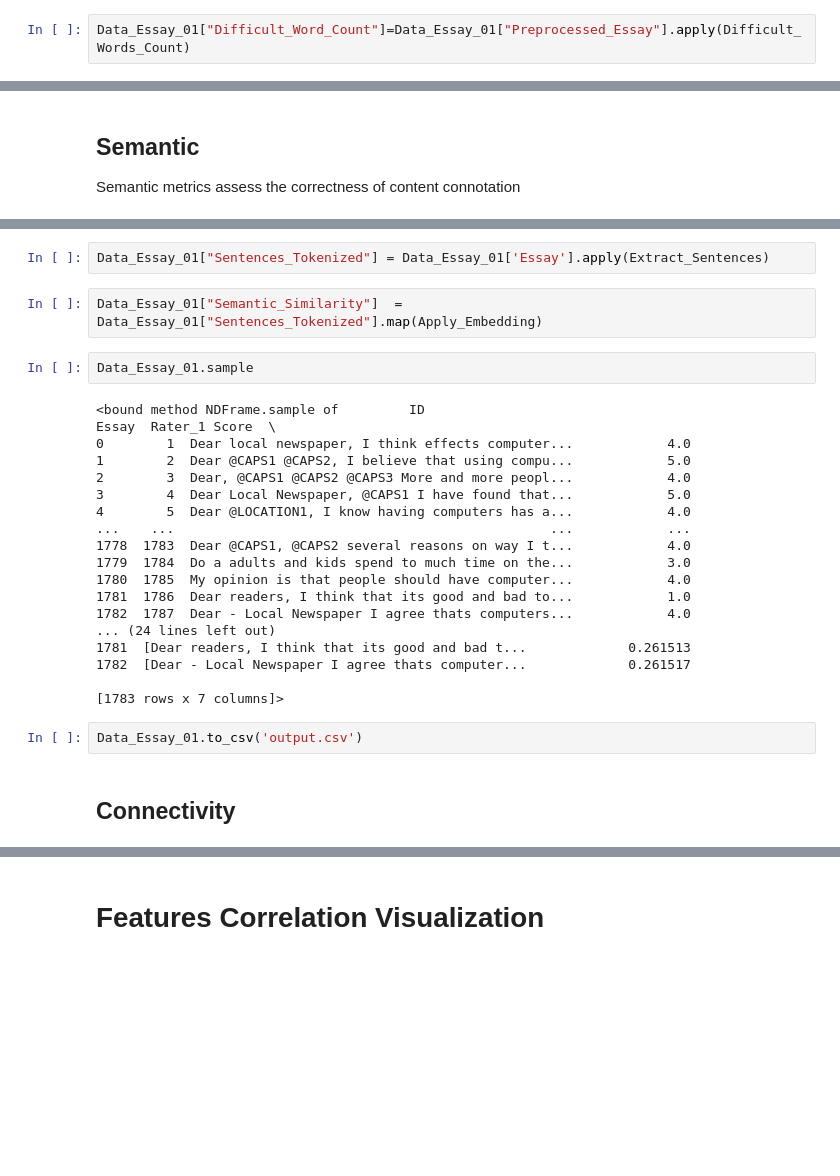
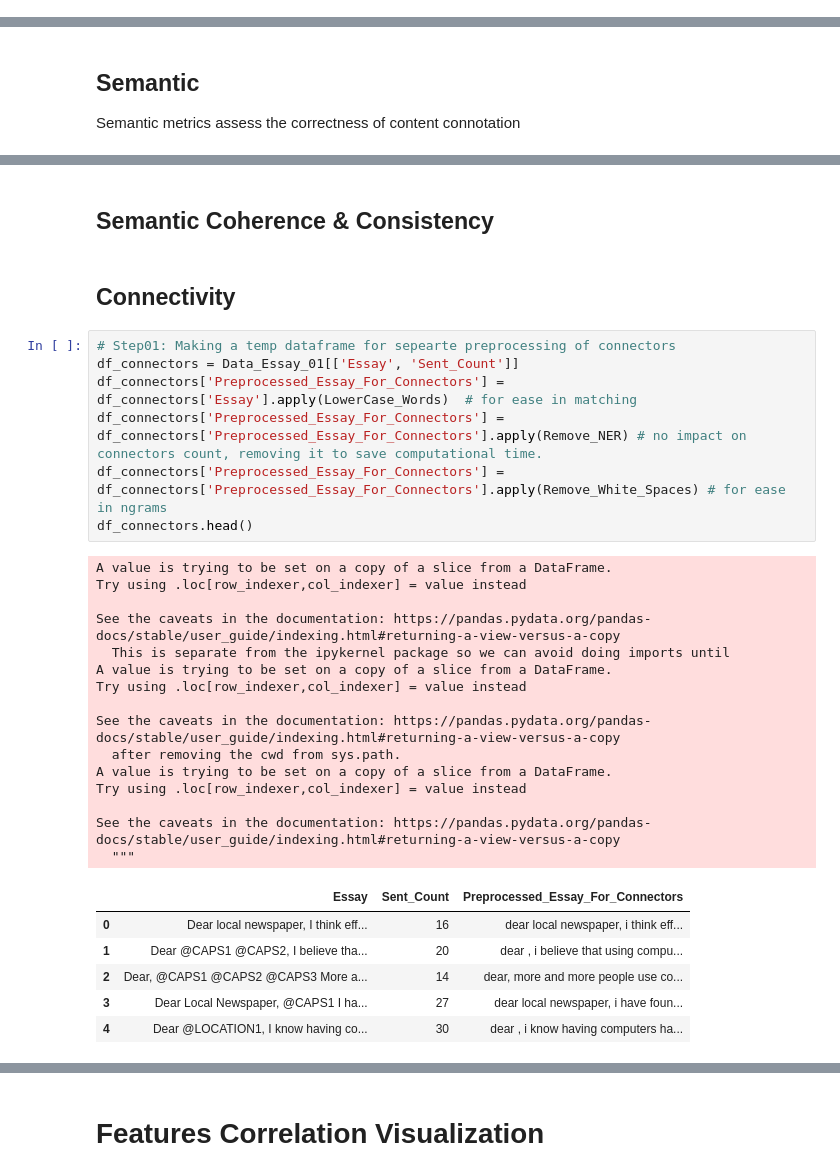
Before and after one commit to mustafabawany/IntelliTech, a Jupyter notebook: Feature_Engineering.ipynb, the cells around one changed output, grey strips where cells are left out. Drawn from its saved outputs; the diff is of its cells as text; blank space fills up the shorter version.

```diff
--- a/Feature_Engineering.ipynb
+++ b/Feature_Engineering.ipynb
@@ -297,5 +288,3 @@ def Difficult_Words_Count(text):
-# %%
-Data_Essay_01["Difficult_Word_Count"]=Data_Essay_01["Preprocessed_Essay"].apply(Difficult_Words_Count)
 # %% [markdown]
 ## **Parts Of Speech Counts**
 
@@ -701,28 +620,33 @@ Some weights of the model checkpoint at distilbert-base-multilingual-cased were
-# %%
-Data_Essay_01["Sentences_Tokenized"] = Data_Essay_01['Essay'].apply(Extract_Sentences)
-# %%
-Data_Essay_01["Semantic_Similarity"]  = Data_Essay_01["Sentences_Tokenized"].map(Apply_Embedding)
-# %%
-Data_Essay_01.sample
-# %% [output]
-<bound method NDFrame.sample of         ID                                              Essay  Rater_1 Score  \
-0        1  Dear local newspaper, I think effects computer...            4.0
-1        2  Dear @CAPS1 @CAPS2, I believe that using compu...            5.0
-2        3  Dear, @CAPS1 @CAPS2 @CAPS3 More and more peopl...            4.0
-3        4  Dear Local Newspaper, @CAPS1 I have found that...            5.0
-4        5  Dear @LOCATION1, I know having computers has a...            4.0
-...    ...                                                ...            ...
-1778  1783  Dear @CAPS1, @CAPS2 several reasons on way I t...            4.0
-1779  1784  Do a adults and kids spend to much time on the...            3.0
-1780  1785  My opinion is that people should have computer...            4.0
-1781  1786  Dear readers, I think that its good and bad to...            1.0
-1782  1787  Dear - Local Newspaper I agree thats computers...            4.0
-... (24 lines left out)
-1781  [Dear readers, I think that its good and bad t...             0.261513
-1782  [Dear - Local Newspaper I agree thats computer...             0.261517
-
-[1783 rows x 7 columns]>
-# %%
-Data_Essay_01.to_csv('output.csv')
+# %% [markdown]
+## **Semantic Coherence & Consistency**
 # %% [markdown]
 ## **Connectivity**
+# %%
+# Step01: Making a temp dataframe for sepearte preprocessing of connectors
+df_connectors = Data_Essay_01[['Essay', 'Sent_Count']]
+df_connectors['Preprocessed_Essay_For_Connectors'] = df_connectors['Essay'].apply(LowerCase_Words)  # for ease in matching
+df_connectors['Preprocessed_Essay_For_Connectors'] = df_connectors['Preprocessed_Essay_For_Connectors'].apply(Remove_NER) # no impact on connectors count, removing it to save computational time.
+df_connectors['Preprocessed_Essay_For_Connectors'] = df_connectors['Preprocessed_Essay_For_Connectors'].apply(Remove_White_Spaces) # for ease in ngrams
+df_connectors.head()
+# %% [output]
+A value is trying to be set on a copy of a slice from a DataFrame.
+Try using .loc[row_indexer,col_indexer] = value instead
+
+See the caveats in the documentation: https://pandas.pydata.org/pandas-docs/stable/user_guide/indexing.html#returning-a-view-versus-a-copy
+  This is separate from the ipykernel package so we can avoid doing imports until
+A value is trying to be set on a copy of a slice from a DataFrame.
+Try using .loc[row_indexer,col_indexer] = value instead
+
+See the caveats in the documentation: https://pandas.pydata.org/pandas-docs/stable/user_guide/indexing.html#returning-a-view-versus-a-copy
+  after removing the cwd from sys.path.
+A value is trying to be set on a copy of a slice from a DataFrame.
+Try using .loc[row_indexer,col_indexer] = value instead
+
+See the caveats in the documentation: https://pandas.pydata.org/pandas-docs/stable/user_guide/indexing.html#returning-a-view-versus-a-copy
+  """
+|  | Essay | Sent_Count | Preprocessed_Essay_For_Connectors |
+| 0 | Dear local newspaper, I think eff... | 16 | dear local newspaper, i think eff... |
+| 1 | Dear @CAPS1 @CAPS2, I believe tha... | 20 | dear , i believe that using compu... |
+| 2 | Dear, @CAPS1 @CAPS2 @CAPS3 More a... | 14 | dear, more and more people use co... |
+| 3 | Dear Local Newspaper, @CAPS1 I ha... | 27 | dear local newspaper, i have foun... |
+| 4 | Dear @LOCATION1, I know having co... | 30 | dear , i know having computers ha... |
```
Also changed, not shown: parts of 53 cells of this notebook, 3 other files.
